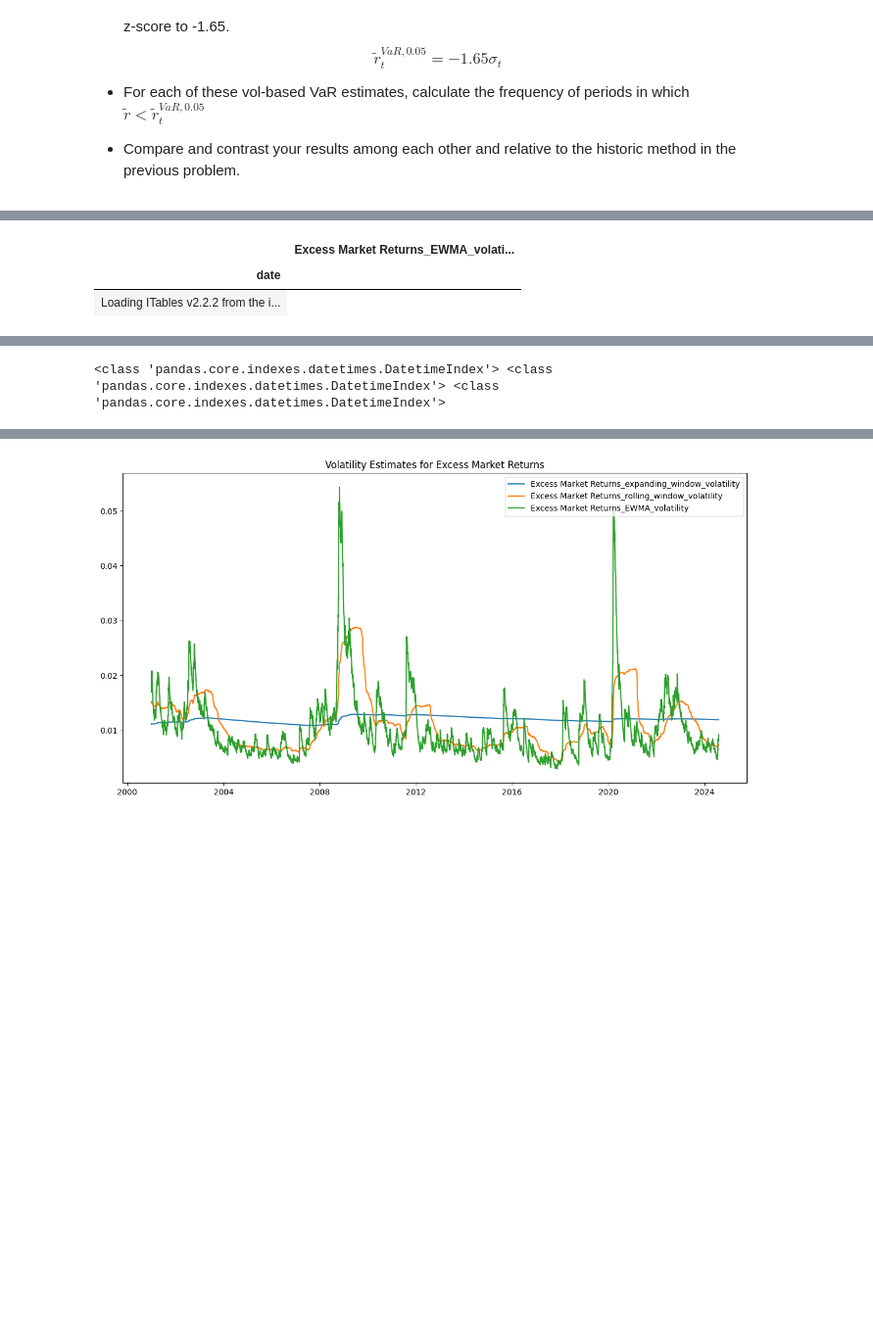
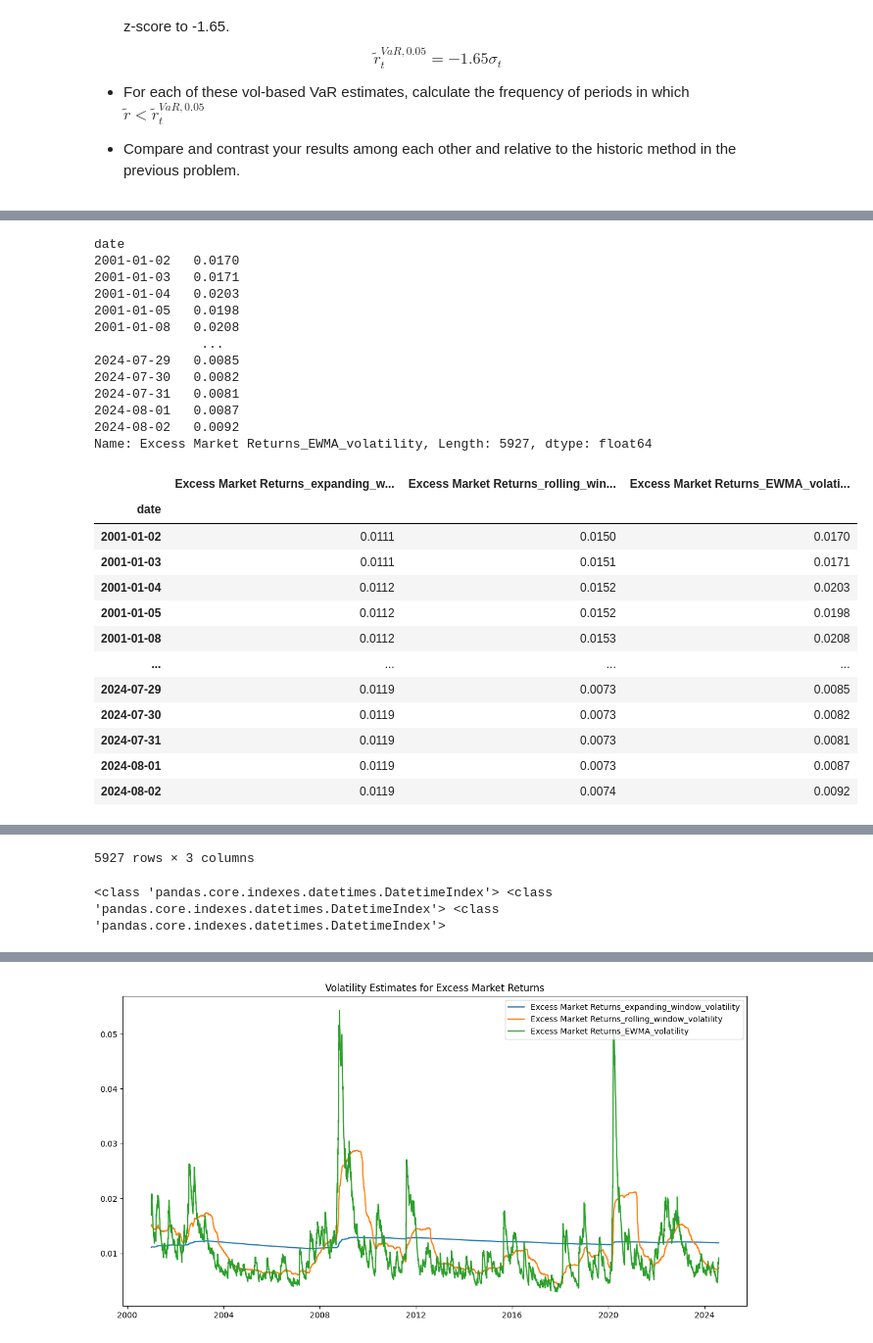
Before and after one commit to andyandikko/finm-portfolio-2024, a Jupyter notebook: practice/practice_hw3.ipynb, the cells around one changed output, grey strips where cells are left out. Shown at 98% size. Saved outputs shown, nothing was run; the diff lists cells and outputs as text; code cells hidden in the pictures; blank space fills up the shorter version.

````diff
--- a/practice/practice_hw3.ipynb
+++ b/practice/practice_hw3.ipynb
@@ -77,0 +104,4 @@ By historic VaR, we mean simply taking the 5th quantile for the historic sample
+# %%
+data = fa.load_data(filename="spy_data.xlsx", path="./data" ,sheet_name="total returns")
+data.set_index("date", inplace=True)
+data.head()
@@ -77,0 +116,5 @@ By historic VaR, we mean simply taking the 5th quantile for the historic sample
+# %%
+data["Excess Market Returns"] = data["SPY"] - data["^IRX"]
+pmh.calc_cummulative_returns(returns = data["Excess Market Returns"],
+                             return_plot=True
+                             )
@@ -77,0 +123,7 @@ By historic VaR, we mean simply taking the 5th quantile for the historic sample
+# %%
+# historic VaR
+excess_returns = data["Excess Market Returns"].copy()
+start_date = pd.to_datetime("2000-12-29")
+calculate_data = excess_returns.loc[:start_date]
+excess_returns.expanding(min_periods=len(calculate_data)).quantile(0.05).shift(1).dropna()
+VaR_df = fa.calculate_expanding_var(excess_returns,start_date,0.05, plot=True)
@@ -191,6 +566,12 @@ def calculate_rolling_vol(data: pd.DataFrame, start_date: str, column_name: str,
     data (pd.DataFrame): The input DataFrame containing financial time series data.
     start_date (str): The start date from which to begin calculating the volatility.
     column_name (str): The name of the column in `data` for which volatility is to be calculated.
+
+    ```python
+    rolling_vol_df = calculate_rolling_vol(data, '2001-01-02', 'Excess Market Returns')
+    display(rolling_vol_df)
+    ```
+
     """
     first_date = pd.to_datetime(start_date)
     vol_series = data.loc[:,column_name].rolling(window=window_size,center=False).apply(lambda x: np.sqrt(np.sum(x**2)/ window_size)).shift(1)
@@ -209,33 +600,63 @@ display(rolling_vol_df)
 def ewma_volatility(data: pd.DataFrame, start_date: str, column_name:str, theta: float = 0.94, initial_sigma: float = 0.20 / np.sqrt(252)) -> pd.Series:
     """
     Calculate EWMA volatility.
 
     Args:
     data (pd.Series): Time series of returns.
     theta (float): Decay factor for the EWMA.
     initial_sigma (float): Initial volatility estimate.
 
     Returns:
     pd.Series: EWMA volatility of the returns.
+
+    ```python
+    ewma_vol_df = ewma_volatility(data, '2001-01-02', 'Excess Market Returns')
+    display(ewma_vol_df)
+    display(pd.concat([expanding_vol_df, rolling_vol_df, ewma_vol_df], axis=1))
+    ```
+
     """
     calculation_data = data[column_name]
     sigma_squared = np.zeros_like(calculation_data)
     sigma_squared[0] = initial_sigma**2
 
     for t in range(1, len(calculation_data)):
         sigma_squared[t] = theta * sigma_squared[t-1] + (1 - theta) * calculation_data.iloc[t-1]**2
     new_data = pd.Series(np.sqrt(sigma_squared), index=data.index).loc[start_date:,]
     new_data.name = f"{column_name}_EWMA_volatility"
 
 
     return new_data
 
 ewma_vol_df = ewma_volatility(data, '2001-01-02', 'Excess Market Returns')
 display(ewma_vol_df)
 display(pd.concat([expanding_vol_df, rolling_vol_df, ewma_vol_df], axis=1))
 
 print(type(ewma_vol_df.index), type(rolling_vol_df.index), type(expanding_vol_df.index))
 # %% [output]
+date
+2001-01-02   0.0170
+2001-01-03   0.0171
+2001-01-04   0.0203
+2001-01-05   0.0198
+2001-01-08   0.0208
+              ...
+2024-07-29   0.0085
+2024-07-30   0.0082
+2024-07-31   0.0081
+2024-08-01   0.0087
+2024-08-02   0.0092
+Name: Excess Market Returns_EWMA_volatility, Length: 5927, dtype: float64
-|  | Excess Market Returns_EWMA_volati... |
-| date |  |
-| Loading ITables v2.2.2 from the i... |
+|  | Excess Market Returns_expanding_w... | Excess Market Returns_rolling_win... | Excess Market Returns_EWMA_volati... |
+| date |  |  |  |
+| 2001-01-02 | 0.0111 | 0.0150 | 0.0170 |
+| 2001-01-03 | 0.0111 | 0.0151 | 0.0171 |
+| 2001-01-04 | 0.0112 | 0.0152 | 0.0203 |
+| 2001-01-05 | 0.0112 | 0.0152 | 0.0198 |
+| 2001-01-08 | 0.0112 | 0.0153 | 0.0208 |
+| ... | ... | ... | ... |
+| 2024-07-29 | 0.0119 | 0.0073 | 0.0085 |
+| 2024-07-30 | 0.0119 | 0.0073 | 0.0082 |
+| 2024-07-31 | 0.0119 | 0.0073 | 0.0081 |
+| 2024-08-01 | 0.0119 | 0.0073 | 0.0087 |
+| 2024-08-02 | 0.0119 | 0.0074 | 0.0092 |
@@ -245 +663,2 @@ print(type(ewma_vol_df.index), type(rolling_vol_df.index), type(expanding_vol_df
-<class 'pandas.core.indexes.datetimes.DatetimeIndex'> <class 'pandas.core.indexes.datetimes.DatetimeIndex'> <class 'pandas.core.indexes.datetimes.DatetimeIndex'>
+5927 rows × 3 columns
+<class 'pandas.core.indexes.datetimes.DatetimeIndex'> <class 'pandas.core.indexes.datetimes.DatetimeIndex'> <class 'pandas.core.indexes.datetimes.DatetimeIndex'>
````
Also changed, not shown: parts of 20 cells of this notebook, 5 other files.
